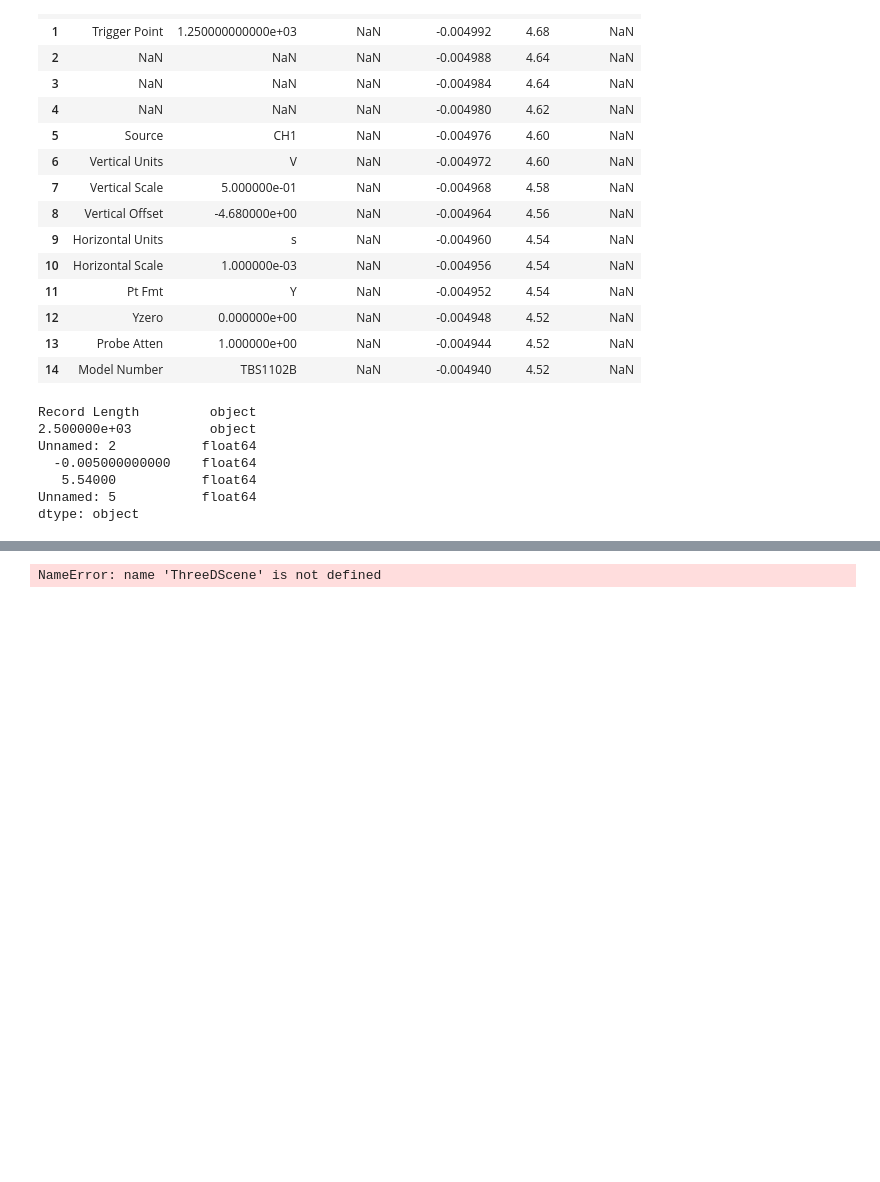
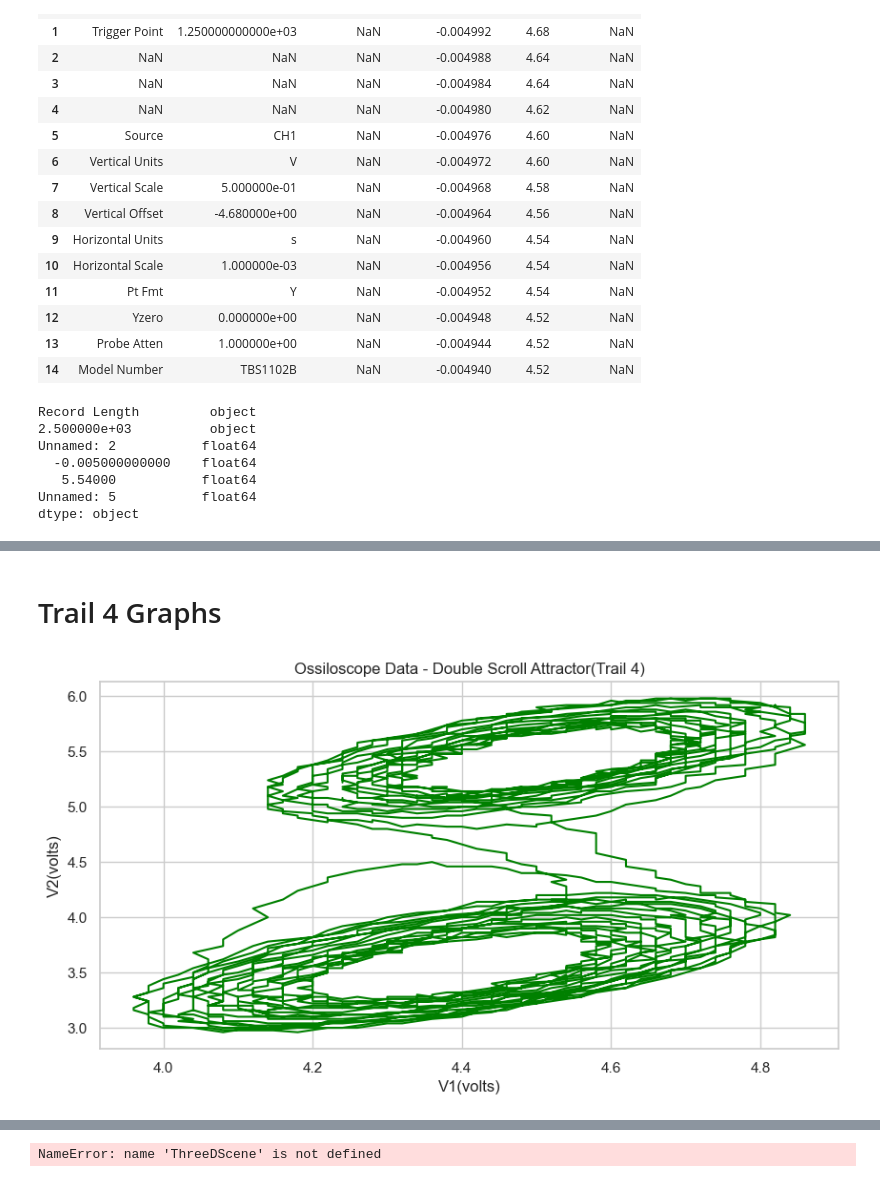
Before and after one commit to Quantum-Impulse/PHY353L, a Jupyter notebook: Lab 3/base.ipynb, the cells around one changed output, grey strips where cells are left out. Saved outputs shown, nothing was run; the diff lists cells and outputs as text; code cells hidden in the pictures; blank space fills up the shorter version.

```diff
--- a/Lab 3/base.ipynb
+++ b/Lab 3/base.ipynb
@@ -74,0 +91,18 @@ fig.show()
+# %% [markdown]
+# Trail 4 Graphs
+# %%
+# read data for tail 4
+trail4_CH1 = pd.read_csv('./trials/2-22/trial-4/F0002CH1.CSV')
+trail4_CH2 = pd.read_csv('./trials/2-22/trial-4/F0002CH2.CSV')
+# %%
+# make a graph with V1 and V2 against each other, v1 on the x axis and v2 on the y axis
+
+sns.set(style='whitegrid')
+plt.figure(figsize=(10, 5))
+plt.plot(trail4_CH1['   4.24000'], trail4_CH2['   5.12000'], color='green')
+plt.title('Ossiloscope Data - Double Scroll Attractor(Trail 4)')
+plt.xlabel('V1(volts)')
+plt.ylabel('V2(volts)')
+plt.show()
+# %% [output]
+[figure, added]
```
Also changed, not shown: parts of 13 cells of this notebook, 19 other files.
